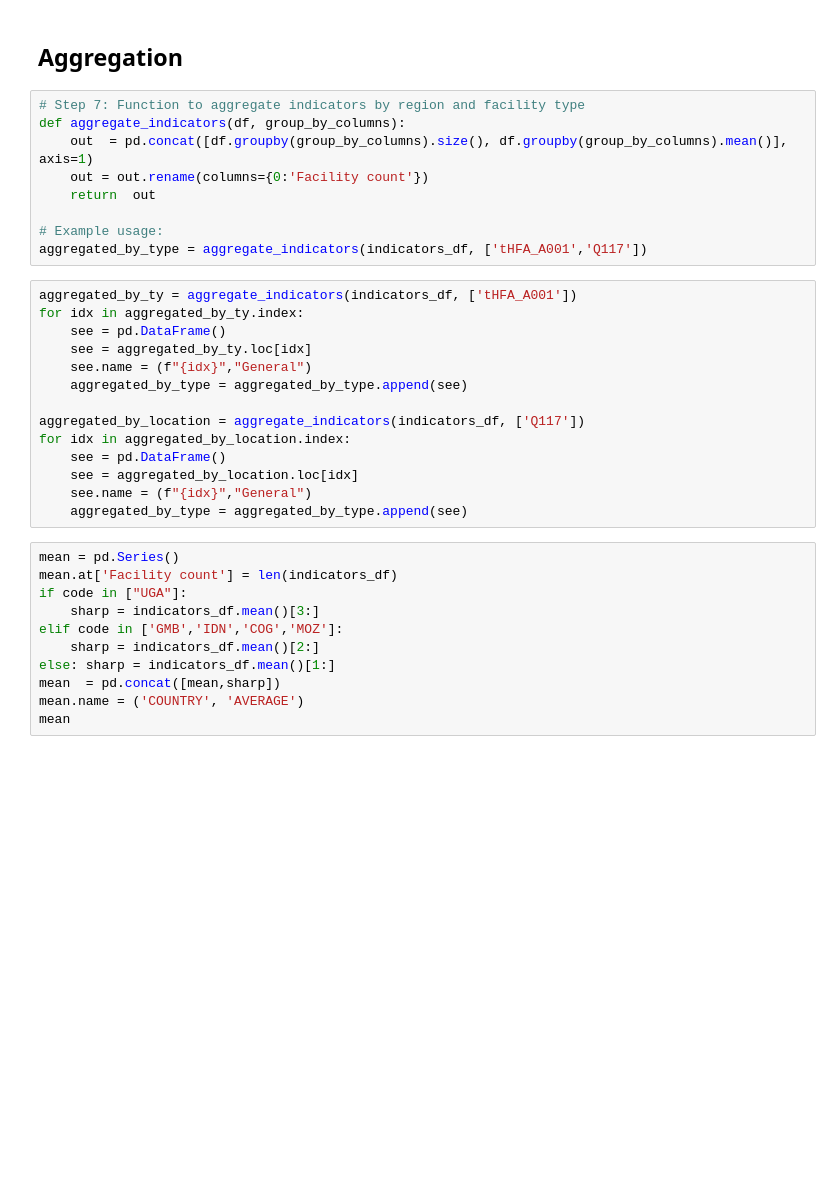
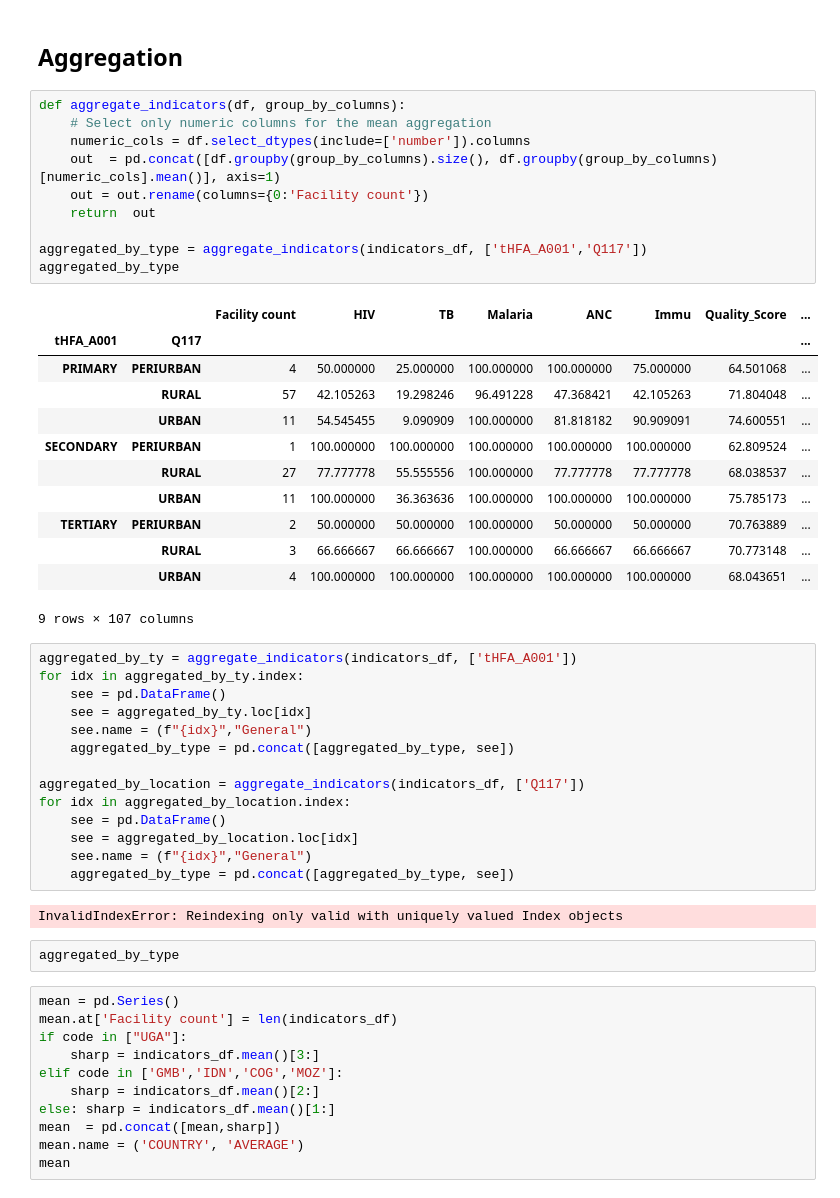
Before and after one commit to UncleAsiwaju/tHFA, a Jupyter notebook: Analysis_Notebook.ipynb, the cells around one changed output. Saved outputs shown, nothing was run; the diff lists cells and outputs as text; blank space fills up the shorter version.

```diff
--- a/Analysis_Notebook.ipynb
+++ b/Analysis_Notebook.ipynb
@@ -1340,28 +1356,46 @@ indicators_df
 # %% [markdown]
 ## Aggregation
 # %%
-# Step 7: Function to aggregate indicators by region and facility type
 def aggregate_indicators(df, group_by_columns):
-    out  = pd.concat([df.groupby(group_by_columns).size(), df.groupby(group_by_columns).mean()], axis=1)
+    # Select only numeric columns for the mean aggregation
+    numeric_cols = df.select_dtypes(include=['number']).columns
+    out  = pd.concat([df.groupby(group_by_columns).size(), df.groupby(group_by_columns)[numeric_cols].mean()], axis=1)
     out = out.rename(columns={0:'Facility count'})
     return  out
 
-# Example usage:
 aggregated_by_type = aggregate_indicators(indicators_df, ['tHFA_A001','Q117'])
+aggregated_by_type
+# %% [output]
+|  |  | Facility count | HIV | TB | Malaria | ANC | Immu | Quality_Score | ... |
+| tHFA_A001 | Q117 |  |  |  |  |  |  |  | ... |
+| PRIMARY | PERIURBAN | 4 | 50.000000 | 25.000000 | 100.000000 | 100.000000 | 75.000000 | 64.501068 | ... |
+|  | RURAL | 57 | 42.105263 | 19.298246 | 96.491228 | 47.368421 | 42.105263 | 71.804048 | ... |
+|  | URBAN | 11 | 54.545455 | 9.090909 | 100.000000 | 81.818182 | 90.909091 | 74.600551 | ... |
+| SECONDARY | PERIURBAN | 1 | 100.000000 | 100.000000 | 100.000000 | 100.000000 | 100.000000 | 62.809524 | ... |
+|  | RURAL | 27 | 77.777778 | 55.555556 | 100.000000 | 77.777778 | 77.777778 | 68.038537 | ... |
+|  | URBAN | 11 | 100.000000 | 36.363636 | 100.000000 | 100.000000 | 100.000000 | 75.785173 | ... |
+| TERTIARY | PERIURBAN | 2 | 50.000000 | 50.000000 | 100.000000 | 50.000000 | 50.000000 | 70.763889 | ... |
+|  | RURAL | 3 | 66.666667 | 66.666667 | 100.000000 | 66.666667 | 66.666667 | 70.773148 | ... |
+|  | URBAN | 4 | 100.000000 | 100.000000 | 100.000000 | 100.000000 | 100.000000 | 68.043651 | ... |
+9 rows × 107 columns
 # %%
 aggregated_by_ty = aggregate_indicators(indicators_df, ['tHFA_A001'])
 for idx in aggregated_by_ty.index:
     see = pd.DataFrame()
     see = aggregated_by_ty.loc[idx]
     see.name = (f"{idx}","General")
-    aggregated_by_type = aggregated_by_type.append(see)
+    aggregated_by_type = pd.concat([aggregated_by_type, see])
 
 aggregated_by_location = aggregate_indicators(indicators_df, ['Q117'])
 for idx in aggregated_by_location.index:
     see = pd.DataFrame()
     see = aggregated_by_location.loc[idx]
     see.name = (f"{idx}","General")
-    aggregated_by_type = aggregated_by_type.append(see)
+    aggregated_by_type = pd.concat([aggregated_by_type, see])
+# %% [output]
+InvalidIndexError: Reindexing only valid with uniquely valued Index objects
+# %%
+aggregated_by_type
 # %%
 mean = pd.Series()
 mean.at['Facility count'] = len(indicators_df)
```
Also changed, not shown: parts of 4 cells of this notebook, 2 other files.
